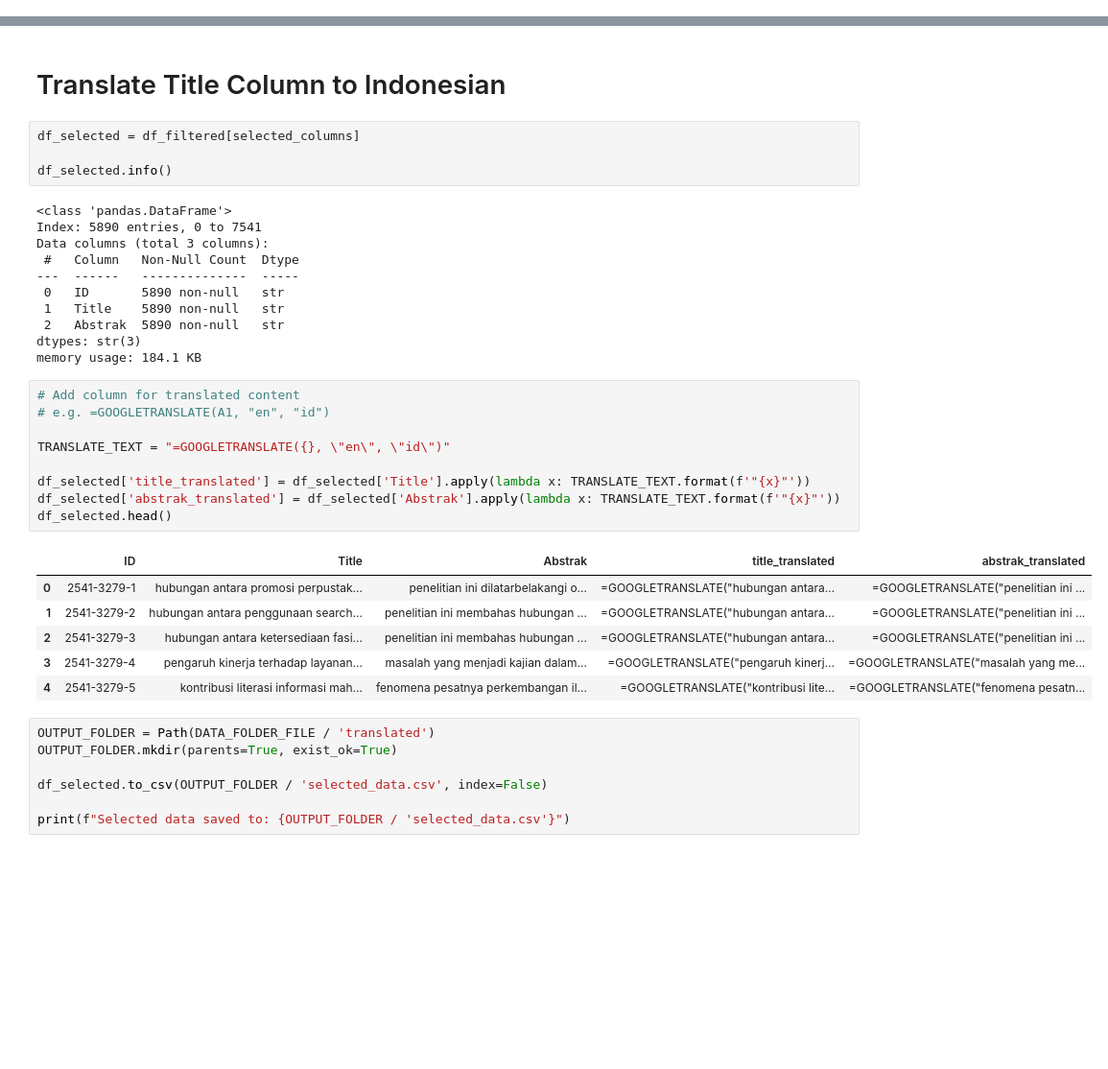
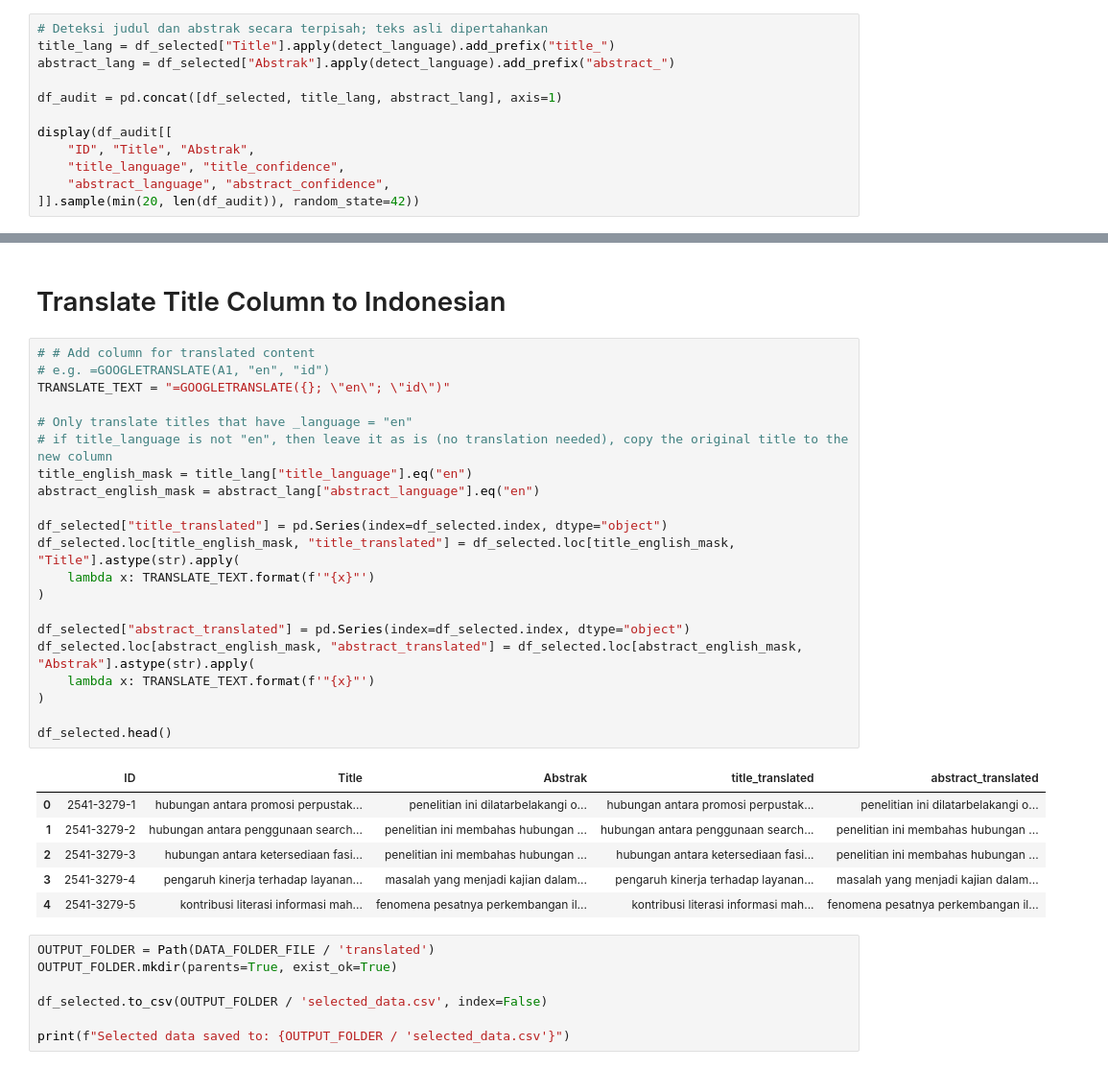
Before and after one commit to UrayMR/article-retrieval, a Jupyter notebook: src/app/notebooks/01_preparing_dataset.ipynb, the cells around one changed output, grey strips where cells are left out. Shown at 96% size. Cells and saved outputs as stored; diff of their text form; blank space fills up the shorter version.

Commit message:
feat: preparing dataset with translation title and abstract

```diff
--- a/src/app/notebooks/01_preparing_dataset.ipynb
+++ b/src/app/notebooks/01_preparing_dataset.ipynb
@@ -102,0 +158,12 @@ df_filtered[selected_columns].head()
+# %%
+# Deteksi judul dan abstrak secara terpisah; teks asli dipertahankan
+title_lang = df_selected["Title"].apply(detect_language).add_prefix("title_")
+abstract_lang = df_selected["Abstrak"].apply(detect_language).add_prefix("abstract_")
+
+df_audit = pd.concat([df_selected, title_lang, abstract_lang], axis=1)
+
+display(df_audit[[
+    "ID", "Title", "Abstrak",
+    "title_language", "title_confidence",
+    "abstract_language", "abstract_confidence",
+]].sample(min(20, len(df_audit)), random_state=42))
@@ -103,36 +188,33 @@ df_filtered[selected_columns].head()
 # %% [markdown]
 # Translate Title Column to Indonesian
-# %%
-df_selected = df_filtered[selected_columns]
-
-df_selected.info()
-# %% [output]
-<class 'pandas.DataFrame'>
-Index: 5890 entries, 0 to 7541
-Data columns (total 3 columns):
- #   Column   Non-Null Count  Dtype
----  ------   --------------  -----
- 0   ID       5890 non-null   str
- 1   Title    5890 non-null   str
- 2   Abstrak  5890 non-null   str
-dtypes: str(3)
-memory usage: 184.1 KB
 # %%
-# Add column for translated content
+# # Add column for translated content
 # e.g. =GOOGLETRANSLATE(A1, "en", "id")
+TRANSLATE_TEXT = "=GOOGLETRANSLATE({}; \"en\"; \"id\")"
 
-TRANSLATE_TEXT = "=GOOGLETRANSLATE({}, \"en\", \"id\")"
+# Only translate titles that have _language = "en"
+# if title_language is not "en", then leave it as is (no translation needed), copy the original title to the new column
+title_english_mask = title_lang["title_language"].eq("en")
+abstract_english_mask = abstract_lang["abstract_language"].eq("en")
 
-df_selected['title_translated'] = df_selected['Title'].apply(lambda x: TRANSLATE_TEXT.format(f'"{x}"'))
-df_selected['abstrak_translated'] = df_selected['Abstrak'].apply(lambda x: TRANSLATE_TEXT.format(f'"{x}"'))
+df_selected["title_translated"] = pd.Series(index=df_selected.index, dtype="object")
+df_selected.loc[title_english_mask, "title_translated"] = df_selected.loc[title_english_mask, "Title"].astype(str).apply(
+    lambda x: TRANSLATE_TEXT.format(f'"{x}"')
+)
+
+df_selected["abstract_translated"] = pd.Series(index=df_selected.index, dtype="object")
+df_selected.loc[abstract_english_mask, "abstract_translated"] = df_selected.loc[abstract_english_mask, "Abstrak"].astype(str).apply(
+    lambda x: TRANSLATE_TEXT.format(f'"{x}"')
+)
+
 df_selected.head()
 # %% [output]
-|  | ID | Title | Abstrak | title_translated | abstrak_translated |
-| 0 | 2541-3279-1 | hubungan antara promosi perpustak... | penelitian ini dilatarbelakangi o... | =GOOGLETRANSLATE("hubungan antara... | =GOOGLETRANSLATE("penelitian ini ... |
-| 1 | 2541-3279-2 | hubungan antara penggunaan search... | penelitian ini membahas hubungan ... | =GOOGLETRANSLATE("hubungan antara... | =GOOGLETRANSLATE("penelitian ini ... |
-| 2 | 2541-3279-3 | hubungan antara ketersediaan fasi... | penelitian ini membahas hubungan ... | =GOOGLETRANSLATE("hubungan antara... | =GOOGLETRANSLATE("penelitian ini ... |
-| 3 | 2541-3279-4 | pengaruh kinerja terhadap layanan... | masalah yang menjadi kajian dalam... | =GOOGLETRANSLATE("pengaruh kinerj... | =GOOGLETRANSLATE("masalah yang me... |
-| 4 | 2541-3279-5 | kontribusi literasi informasi mah... | fenomena pesatnya perkembangan il... | =GOOGLETRANSLATE("kontribusi lite... | =GOOGLETRANSLATE("fenomena pesatn... |
+|  | ID | Title | Abstrak | title_translated | abstract_translated |
+| 0 | 2541-3279-1 | hubungan antara promosi perpustak... | penelitian ini dilatarbelakangi o... | hubungan antara promosi perpustak... | penelitian ini dilatarbelakangi o... |
+| 1 | 2541-3279-2 | hubungan antara penggunaan search... | penelitian ini membahas hubungan ... | hubungan antara penggunaan search... | penelitian ini membahas hubungan ... |
+| 2 | 2541-3279-3 | hubungan antara ketersediaan fasi... | penelitian ini membahas hubungan ... | hubungan antara ketersediaan fasi... | penelitian ini membahas hubungan ... |
+| 3 | 2541-3279-4 | pengaruh kinerja terhadap layanan... | masalah yang menjadi kajian dalam... | pengaruh kinerja terhadap layanan... | masalah yang menjadi kajian dalam... |
+| 4 | 2541-3279-5 | kontribusi literasi informasi mah... | fenomena pesatnya perkembangan il... | kontribusi literasi informasi mah... | fenomena pesatnya perkembangan il... |
 # %%
 OUTPUT_FOLDER = Path(DATA_FOLDER_FILE / 'translated')
 OUTPUT_FOLDER.mkdir(parents=True, exist_ok=True)
```
Also changed, not shown: parts of 5 cells of this notebook, 1 other file.
